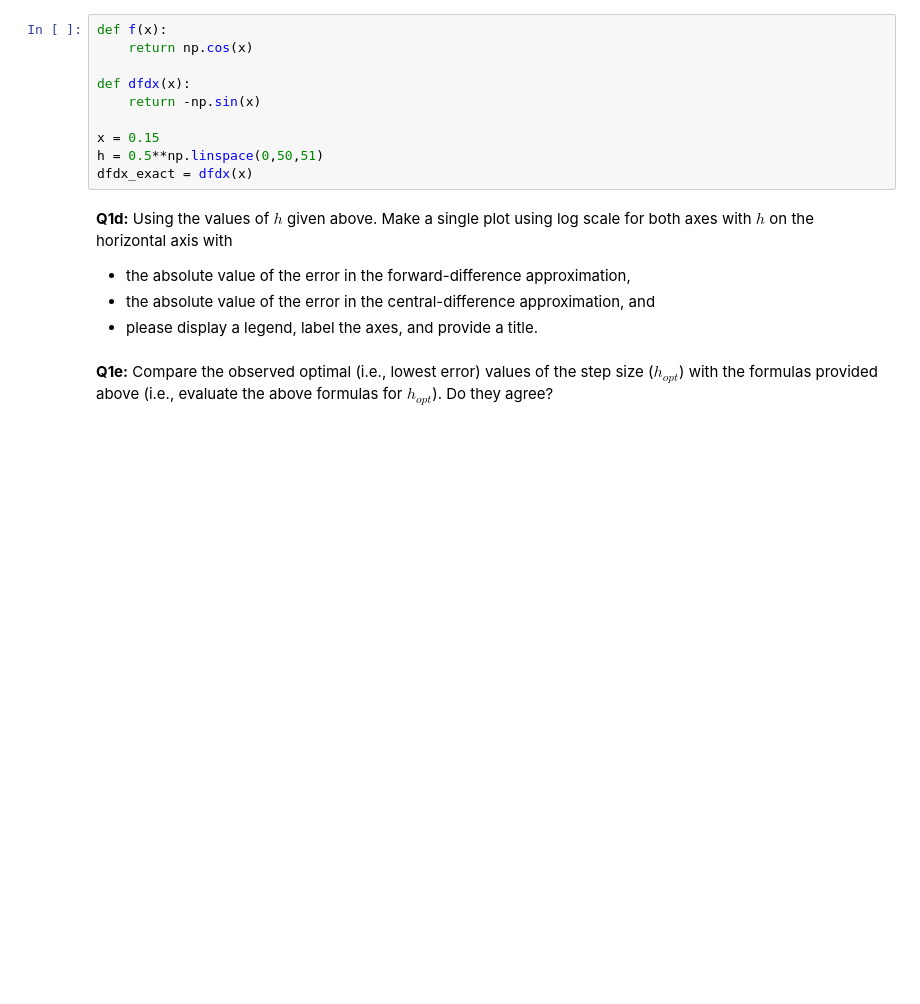
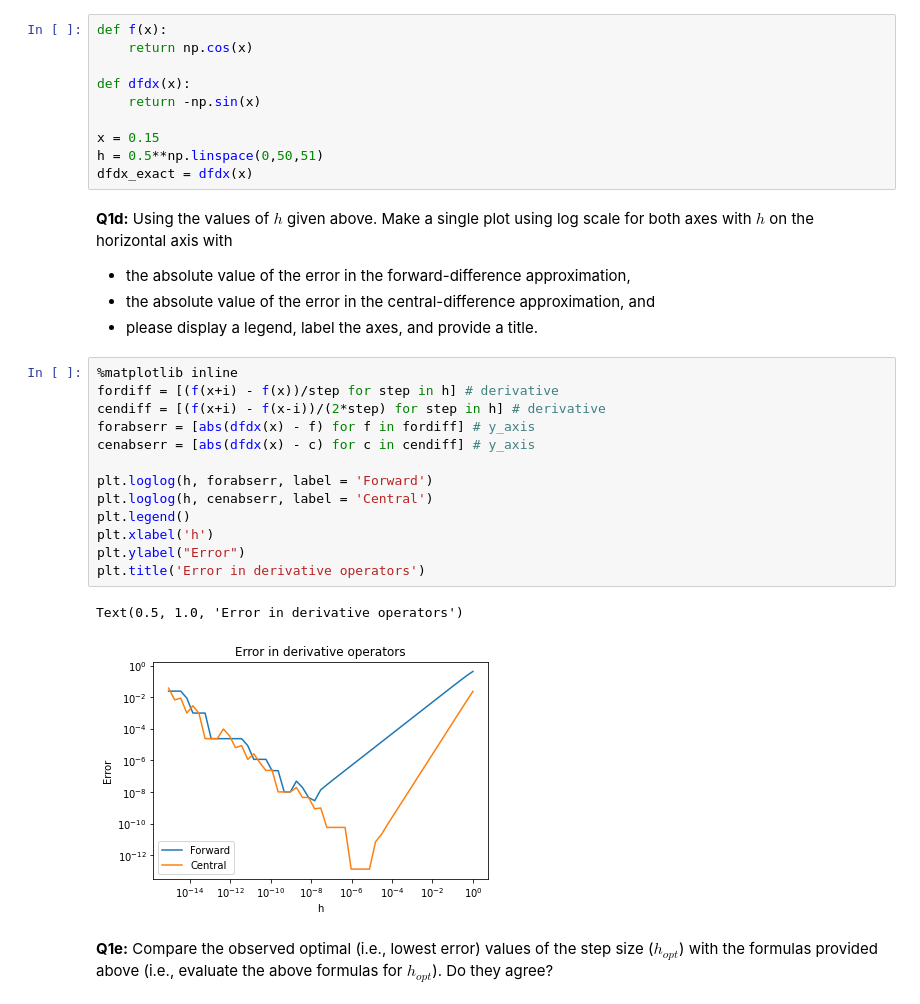
Before and after one commit to JamesChung821/AMS-561-DCS-521-Introduction-to-Computational-Science, a Jupyter notebook: Assignment-3-TrackB.ipynb, the cells around one changed output. Cells and saved outputs as stored; diff of their text form; blank space fills up the shorter version.

```diff
--- a/Assignment-3-TrackB.ipynb
+++ b/Assignment-3-TrackB.ipynb
@@ -151,5 +157,21 @@ dfdx_exact = dfdx(x)
 * the absolute value of the error in the forward-difference approximation,
 * the absolute value of the error in the central-difference approximation, and
 * please display a legend, label the axes, and provide a title.
+# %%
+%matplotlib inline
+fordiff = [(f(x+i) - f(x))/step for step in h] # derivative
+cendiff = [(f(x+i) - f(x-i))/(2*step) for step in h] # derivative
+forabserr = [abs(dfdx(x) - f) for f in fordiff] # y_axis
+cenabserr = [abs(dfdx(x) - c) for c in cendiff] # y_axis
+
+plt.loglog(h, forabserr, label = 'Forward')
+plt.loglog(h, cenabserr, label = 'Central')
+plt.legend()
+plt.xlabel('h')
+plt.ylabel("Error")
+plt.title('Error in derivative operators')
+# %% [output]
+Text(0.5, 1.0, 'Error in derivative operators')
+[figure, added]
 # %% [markdown]
 **Q1e:** Compare the observed optimal (i.e., lowest error) values of the step size ($h_{opt}$) with the formulas provided above (i.e., evaluate the above formulas for $h_{opt}$).  Do they agree?
```
Also changed, not shown: parts of 8 cells of this notebook.
